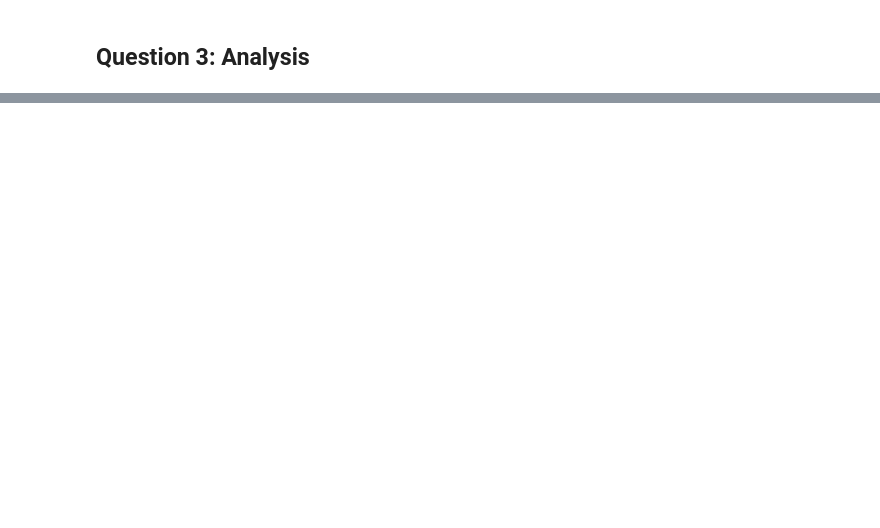
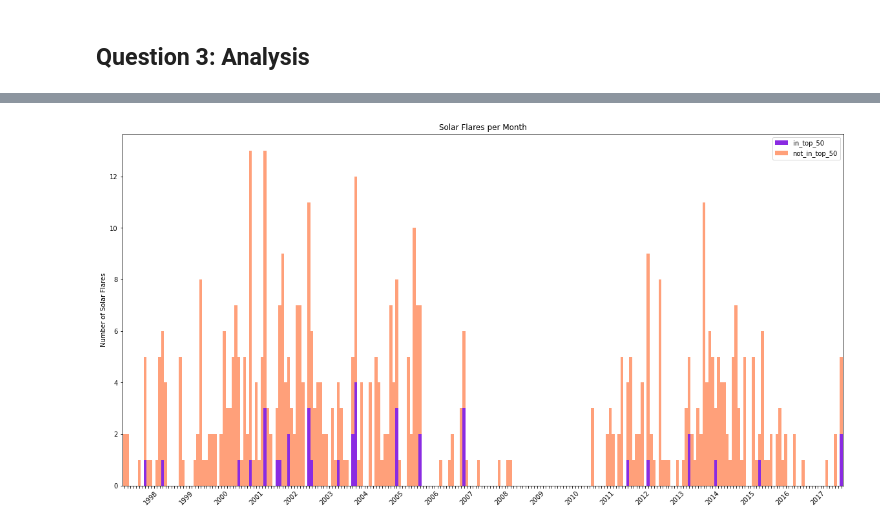
Before and after one commit to jpdevito/cmsc320, a Jupyter notebook: Project 1.ipynb, the cells around one changed output, grey strips where cells are left out. Saved outputs shown, nothing was run; the diff lists cells and outputs as text; code cells hidden in the pictures; blank space fills up the shorter version.

```diff
--- a/Project 1.ipynb
+++ b/Project 1.ipynb
@@ -448,0 +388,15 @@ I made a cutoff at 6 hours; if the closest "match" for a flare in SWL is 6 hours
+# %%
+# new dataframe, only columns are datetime and rank
+df = df2.loc[:, df2.columns.intersection(['start_datetime','rank'])]
+df.columns = ['month', 'in_top_50']
+
+# set each datetime to first day of that month
+df['month'] = df['month'].astype('datetime64[M]')
+
+# change rank to boolean that classifies if a flare is in top 50
+def rank_to_bool(rank):
+    return not np.isnan(rank)
+df['in_top_50'] = df['in_top_50'].apply(rank_to_bool)
+df['not_in_top_50'] = ~df['in_top_50'] # oppposite of in_top_50
+
+df
@@ -448,0 +417,9 @@ I made a cutoff at 6 hours; if the closest "match" for a flare in SWL is 6 hours
+# %%
+# groups data by month and totals occurences of in_top_50 and not_in_top_50
+df = df.groupby(by=['month']).sum()
+
+# fills gaps between months
+idx = pd.date_range(df.index.min(), df.index.max(), freq='MS')
+df = df.reindex(idx, fill_value='0').astype('int32')
+
+df
@@ -448,0 +440,16 @@ I made a cutoff at 6 hours; if the closest "match" for a flare in SWL is 6 hours
+# %%
+# plots graph with formatting
+ax = df.plot(kind='bar', stacked=True, figsize=(20,10), width=1.0, color=['blueviolet', 'lightsalmon'], title='Solar Flares per Month')
+
+# removes x-tick label for each month except the first of each year
+for i, t in enumerate(ax.get_xticklabels()):
+    if ((i + 3) % 12) != 0:
+        t.set_visible(False)
+
+# makes each x tick label only display the year
+_ = ax.set_xticklabels([x.strftime('%Y') for x in df.index], rotation=45) # _ is to suppress output
+
+# sets y axis label
+_ = ax.set_ylabel('Number of Solar Flares')
+# %% [output]
+[figure, added]
```
Also changed, not shown: parts of 12 cells of this notebook.
